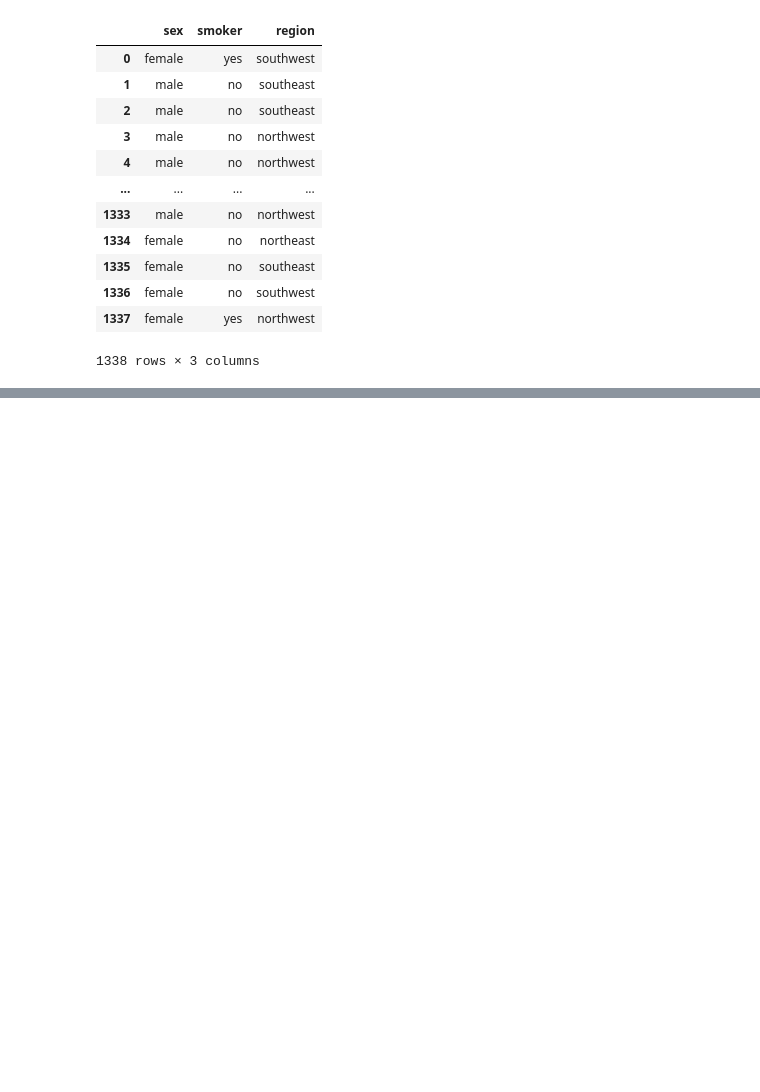
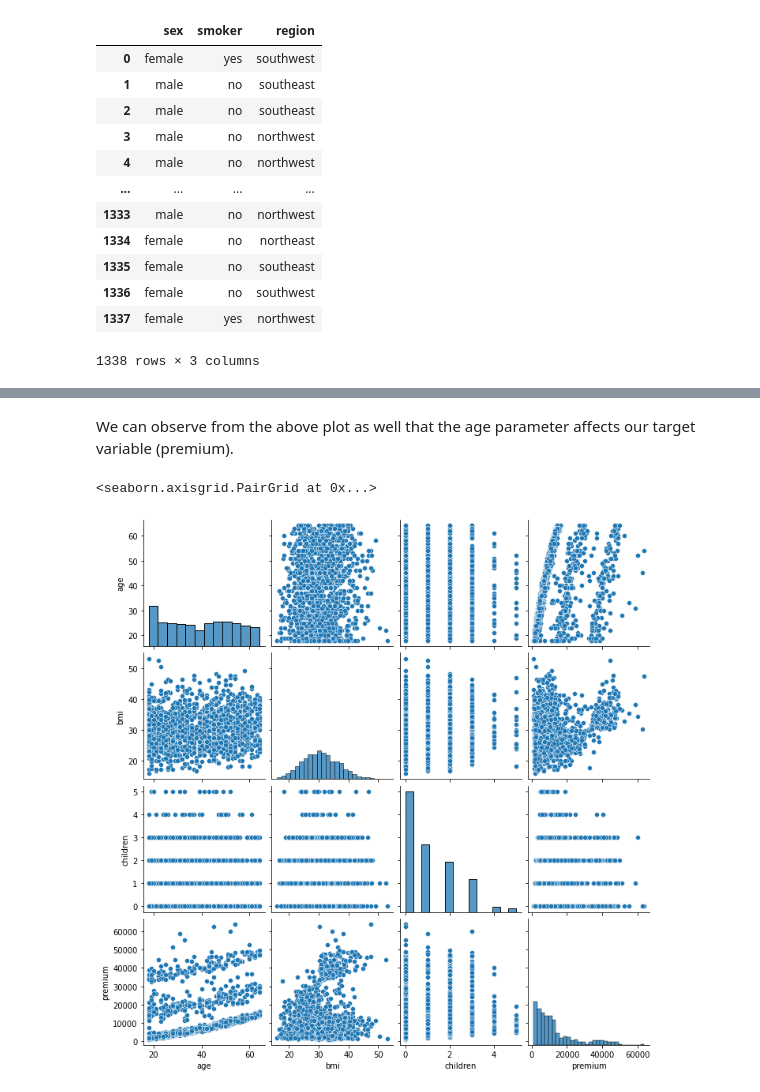
Before and after one commit to roathena/insurance_premium_prediction, a Jupyter notebook: pythonNotebook/eda.ipynb, the cells around one changed output, grey strips where cells are left out. Cells and saved outputs as stored; diff of their text form; code cells hidden in the pictures; blank space fills up the shorter version.

```diff
--- a/pythonNotebook/eda.ipynb
+++ b/pythonNotebook/eda.ipynb
@@ -144,0 +172,7 @@ sns.heatmap(df.corr(method='spearman'), annot=True)
+# %% [markdown]
+We can observe from the above plot as well that the age parameter affects our target variable (premium).
+# %%
+sns.pairplot(df)
+# %% [output]
+<seaborn.axisgrid.PairGrid at 0x...>
+[figure, added]
```
Also changed, not shown: parts of 19 cells of this notebook, 1 other file.
